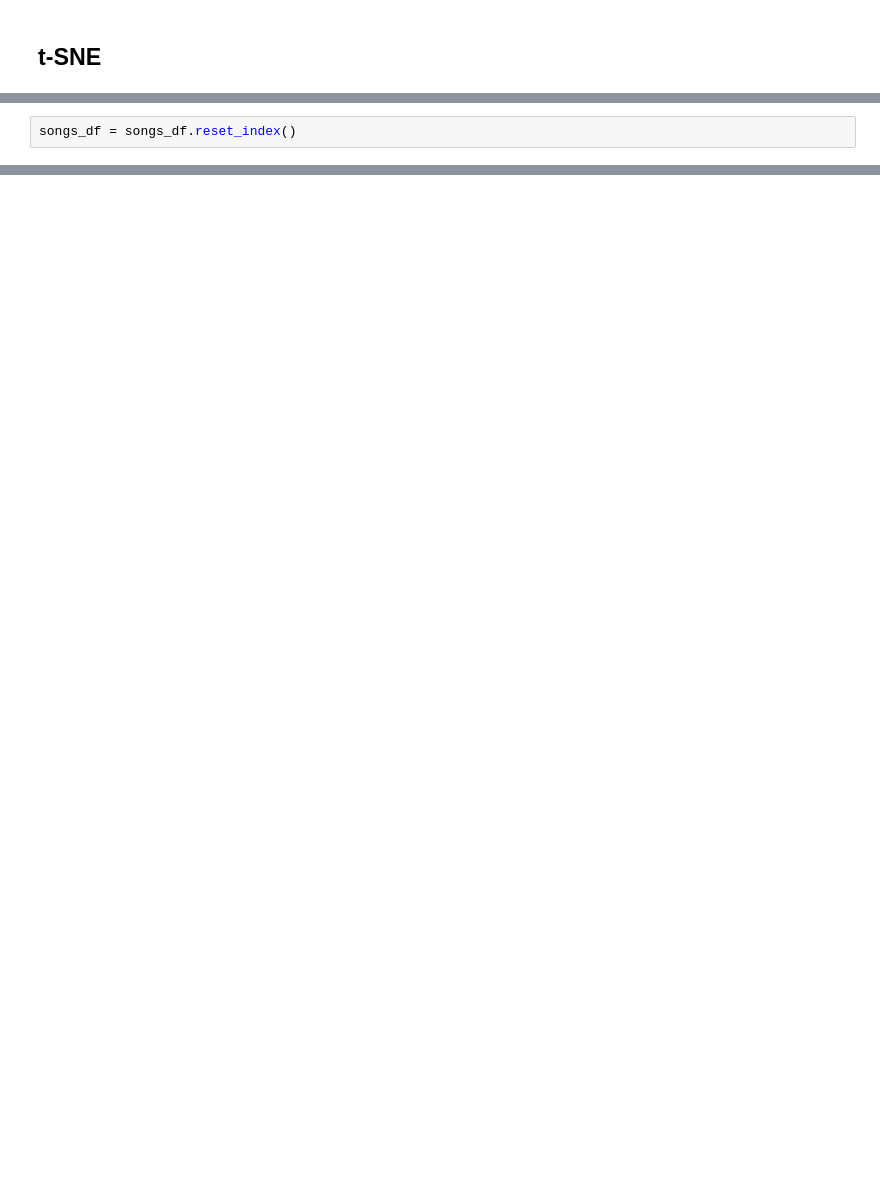
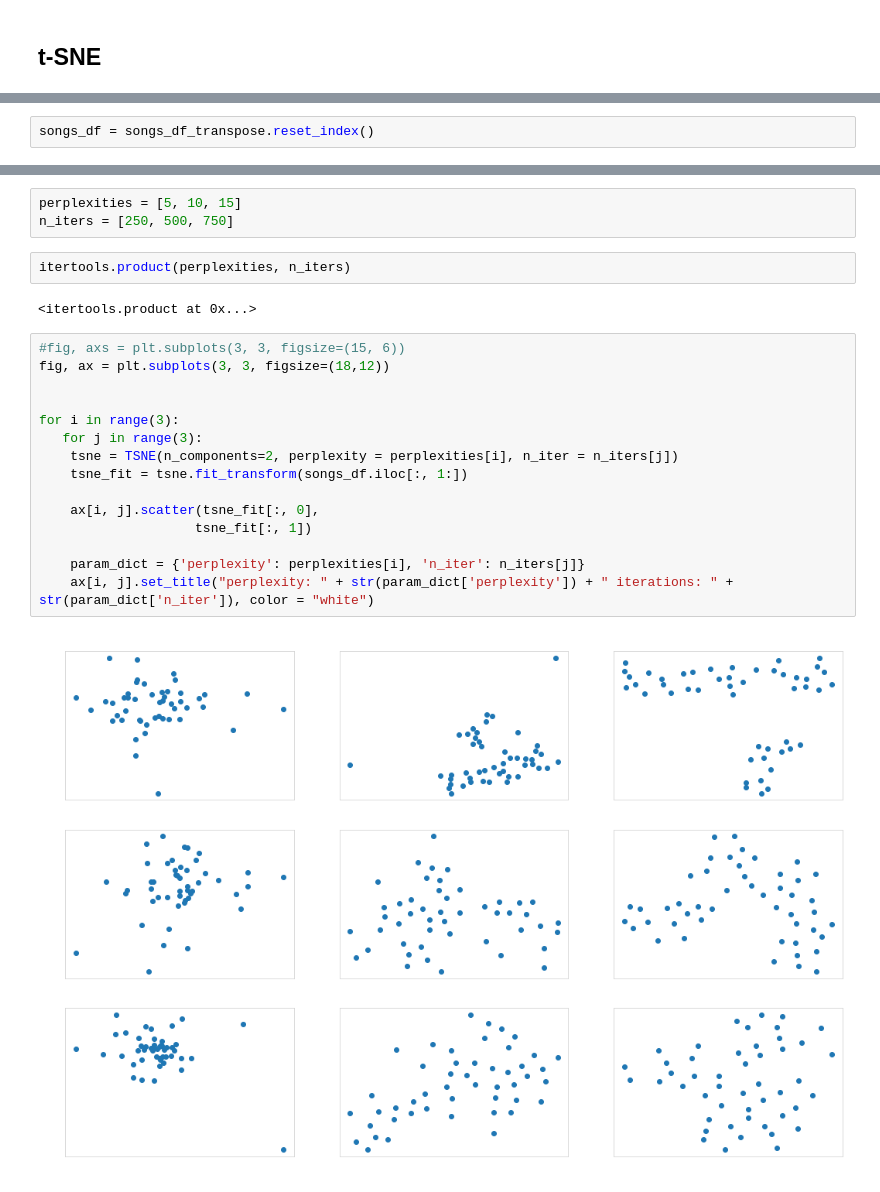
Before and after one commit to dkoterwa/masters, a Jupyter notebook: first semester/Unsupervised Learning/article_2/article.ipynb, the cells around one changed output, grey strips where cells are left out. Drawn from its saved outputs; the diff is of its cells as text; blank space fills up the shorter version.

```diff
--- a/first semester/Unsupervised Learning/article_2/article.ipynb
+++ b/first semester/Unsupervised Learning/article_2/article.ipynb
@@ -225,2 +379,2 @@ plt.margins(x=0)
 # %%
-songs_df = songs_df.reset_index()
+songs_df = songs_df_transpose.reset_index()
@@ -227,2 +386,26 @@ songs_df = songs_df.reset_index()
+# %%
+perplexities = [5, 10, 15]
+n_iters = [250, 500, 750]
+# %%
+itertools.product(perplexities, n_iters)
+# %% [output]
+<itertools.product at 0x...>
+# %%
+#fig, axs = plt.subplots(3, 3, figsize=(15, 6))
+fig, ax = plt.subplots(3, 3, figsize=(18,12))
+
+
+for i in range(3):
+   for j in range(3):
+    tsne = TSNE(n_components=2, perplexity = perplexities[i], n_iter = n_iters[j])
+    tsne_fit = tsne.fit_transform(songs_df.iloc[:, 1:])
+
+    ax[i, j].scatter(tsne_fit[:, 0],
+                    tsne_fit[:, 1])
+
+    param_dict = {'perplexity': perplexities[i], 'n_iter': n_iters[j]}
+    ax[i, j].set_title("perplexity: " + str(param_dict['perplexity']) + " iterations: " + str(param_dict['n_iter']), color = "white")
+# %% [output]
+[figure, added]
 # %%
 # Initialize t-SNE
```
Also changed, not shown: parts of 32 cells of this notebook, 6 other files.
